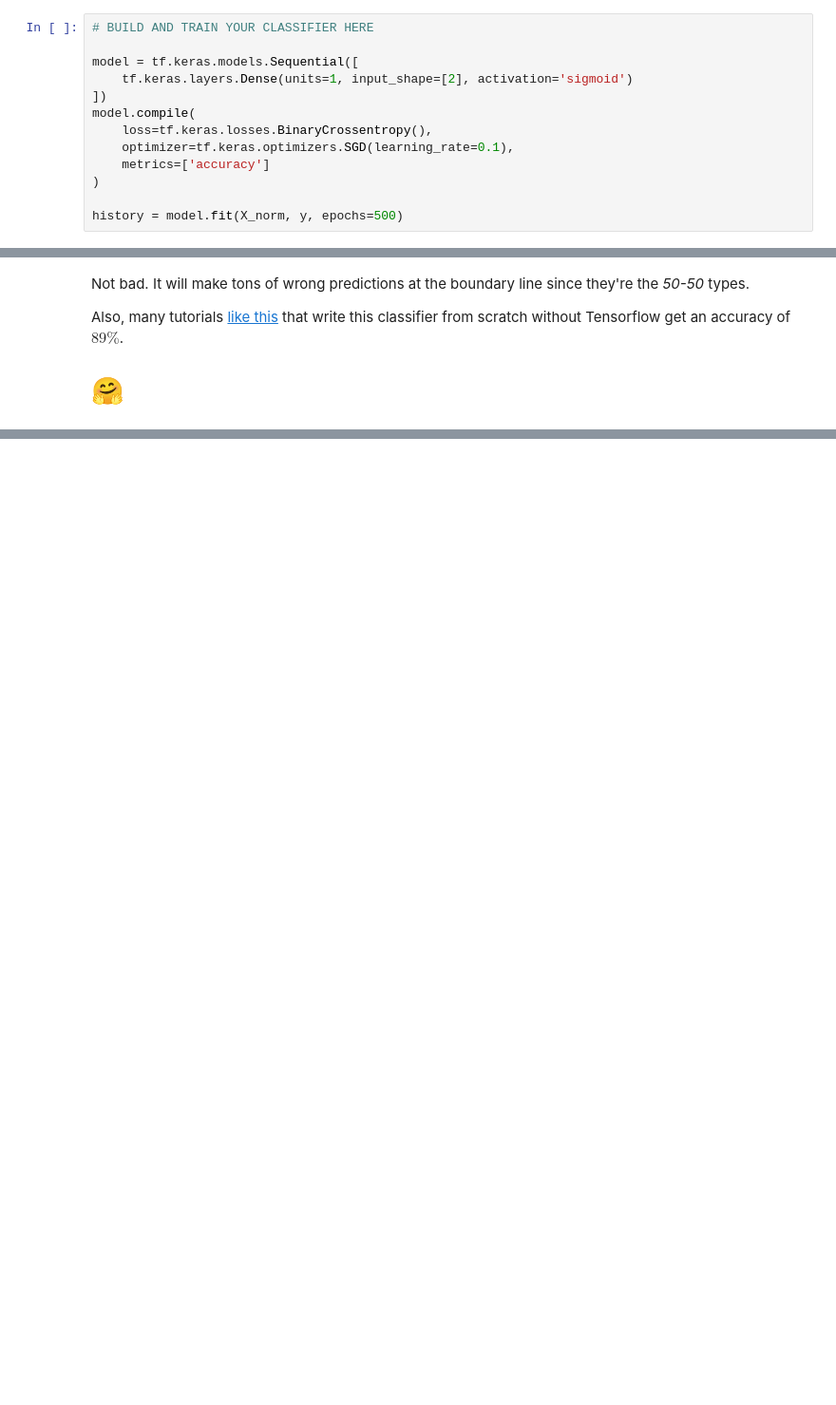
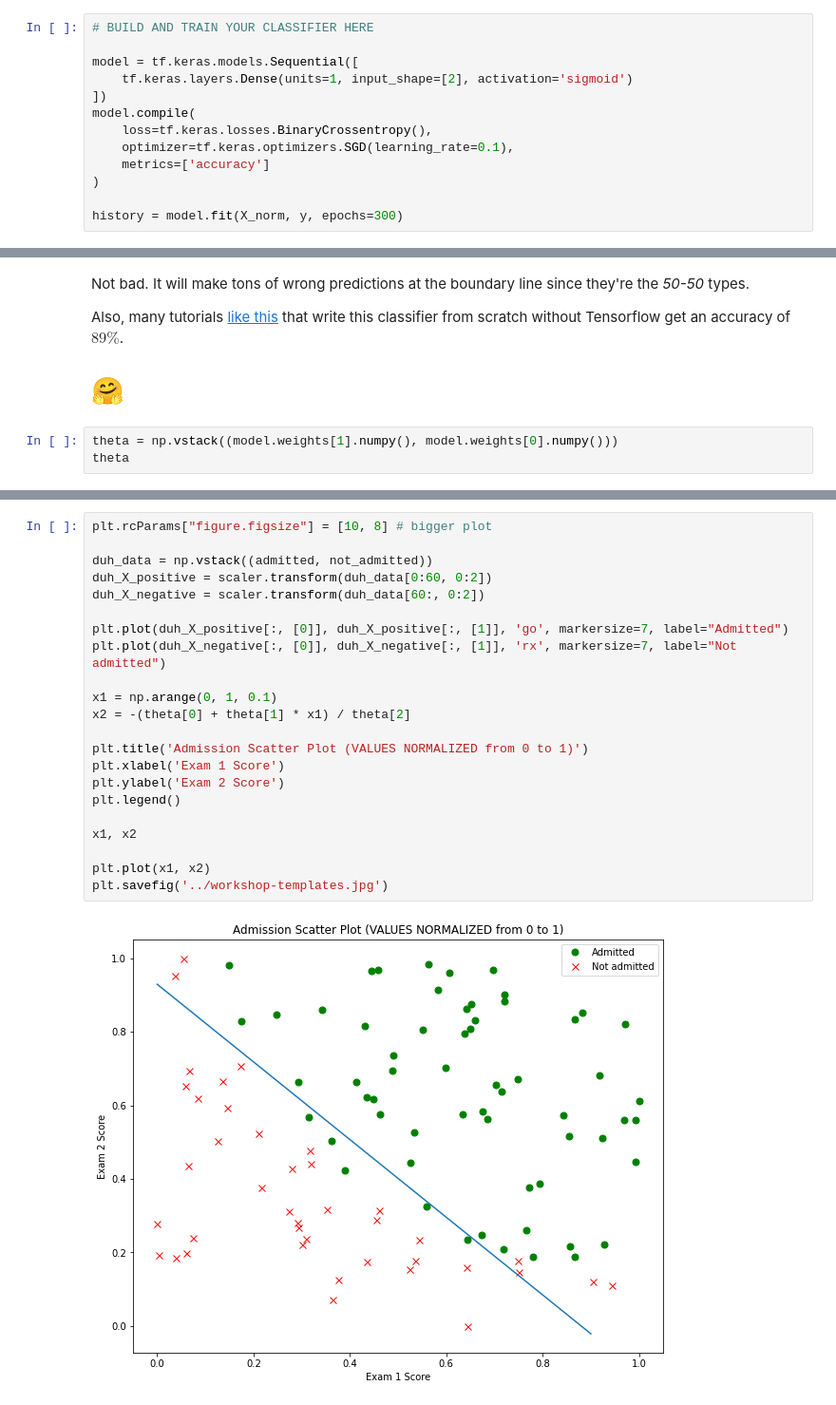
Before and after one commit to GDSC-CPU/tf-workshop, a Jupyter notebook: notebooks/playgrounds/tf-binary.ipynb, the cells around one changed output, grey strips where cells are left out. Shown at 95% size. Saved outputs shown, nothing was run; the diff lists cells and outputs as text; blank space fills up the shorter version.

```diff
--- a/notebooks/playgrounds/tf-binary.ipynb
+++ b/notebooks/playgrounds/tf-binary.ipynb
@@ -163,5 +163,5 @@ model.compile(
     metrics=['accuracy']
 )
 
-history = model.fit(X_norm, y, epochs=500)
+history = model.fit(X_norm, y, epochs=300)
 # %% [output]
@@ -243,3 +243,6 @@ Also, many tutorials [like this](https://www.johnwittenauer.net/machine-learning
 that write this classifier from scratch without Tensorflow get an accuracy of $89\%$.
 
 # 🤗
+# %%
+theta = np.vstack((model.weights[1].numpy(), model.weights[0].numpy()))
+theta
@@ -245,0 +253,24 @@ that write this classifier from scratch without Tensorflow get an accuracy of $8
+# %%
+plt.rcParams["figure.figsize"] = [10, 8] # bigger plot
+
+duh_data = np.vstack((admitted, not_admitted))
+duh_X_positive = scaler.transform(duh_data[0:60, 0:2])
+duh_X_negative = scaler.transform(duh_data[60:, 0:2])
+
+plt.plot(duh_X_positive[:, [0]], duh_X_positive[:, [1]], 'go', markersize=7, label="Admitted")
+plt.plot(duh_X_negative[:, [0]], duh_X_negative[:, [1]], 'rx', markersize=7, label="Not admitted")
+
+x1 = np.arange(0, 1, 0.1)
+x2 = -(theta[0] + theta[1] * x1) / theta[2]
+
+plt.title('Admission Scatter Plot (VALUES NORMALIZED from 0 to 1)')
+plt.xlabel('Exam 1 Score')
+plt.ylabel('Exam 2 Score')
+plt.legend()
+
+x1, x2
+
+plt.plot(x1, x2)
+plt.savefig('../workshop-templates.jpg')
+# %% [output]
+[figure, added]
```
Also changed, not shown: parts of 4 cells of this notebook, 1 other file.
